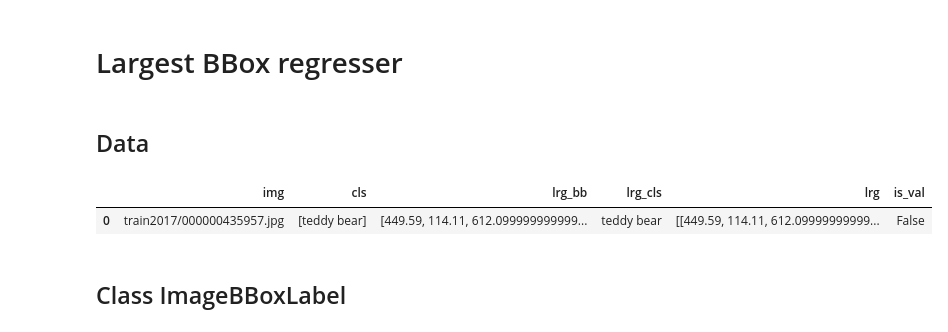
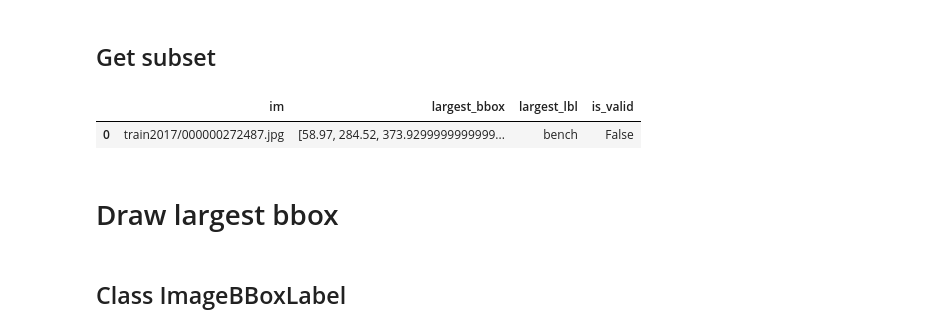
Before and after one commit to mccallion/rory, a Jupyter notebook: _20200831_bboxes_03_draw_largest_bbox.ipynb, the cells around one changed output. Saved outputs shown, nothing was run; the diff lists cells and outputs as text; code cells hidden in the pictures.

```diff
--- a/_20200831_bboxes_03_draw_largest_bbox.ipynb
+++ b/_20200831_bboxes_03_draw_largest_bbox.ipynb
@@ -43,5 +4,0 @@ dls.show_batch(figsize=(5,5))
-# %%
-b = dls.one_batch()
-b0,b00,b10 = b[0],b[0][0],b[1][0]
-print(len(b), len(b[0]), len(b[1]))
-b00,b10
@@ -141,4 +4,0 @@ learn.show_results()
-# %% [markdown]
-# Largest BBox regresser
-# %% [markdown]
-## Data
@@ -145,16 +62,19 @@ learn.show_results()
+# %% [markdown]
+## Get subset
 # %%
-# dfbb
 subset_fraction = .01
 
-df = pd.DataFrame(df_all[['img', 'cls', 'lrg_bb', 'lrg_cls', 'lrg', 'is_val']]
+df = pd.DataFrame(df_all[['im', 'largest_bbox', 'largest_lbl', 'is_valid']]
                      .sample(frac=subset_fraction)
                      .reset_index()
                      .drop(columns='index')        # Note that drop creates a copy, so using
-                    ).copy()                       # .copy() is reundant (but good practice).
+                    ).copy()                       ## .copy() is reundant (but good practice).
 df.head(1)
 # %% [output]
-|  | img | cls | lrg_bb | lrg_cls | lrg | is_val |
-| 0 | train2017/000000435957.jpg | [teddy bear] | [449.59, 114.11, 612.099999999999... | teddy bear | [[449.59, 114.11, 612.09999999999... | False |
+|  | im | largest_bbox | largest_lbl | is_valid |
+| 0 | train2017/000000272487.jpg | [58.97, 284.52, 373.9299999999999... | bench | False |
+# %% [markdown]
+# Draw largest bbox
 # %% [markdown]
 ## Class ImageBBoxLabel
 # %%
```
Also changed, not shown: parts of 28 cells of this notebook, 4 other files.
